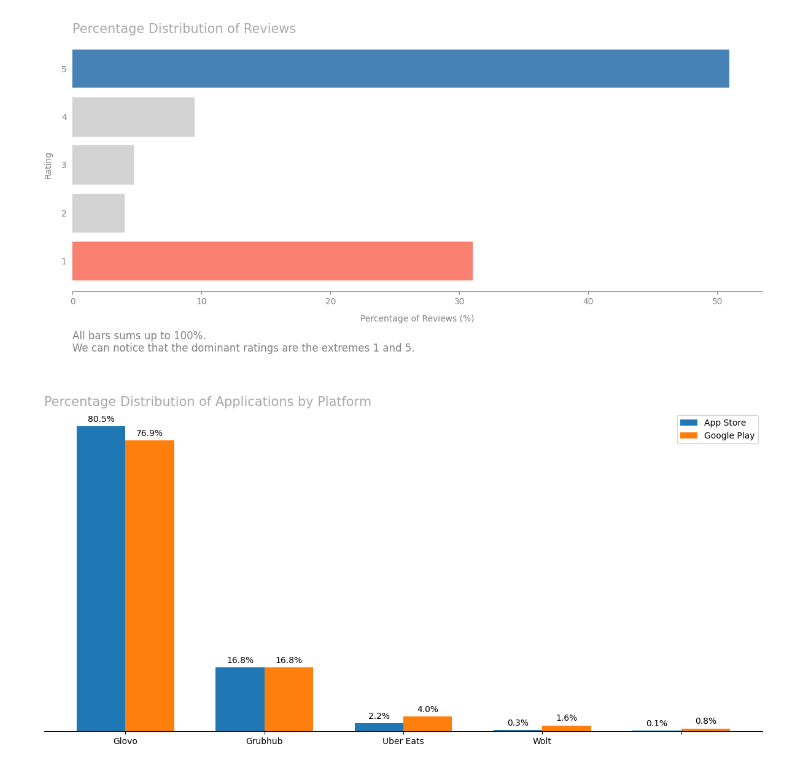
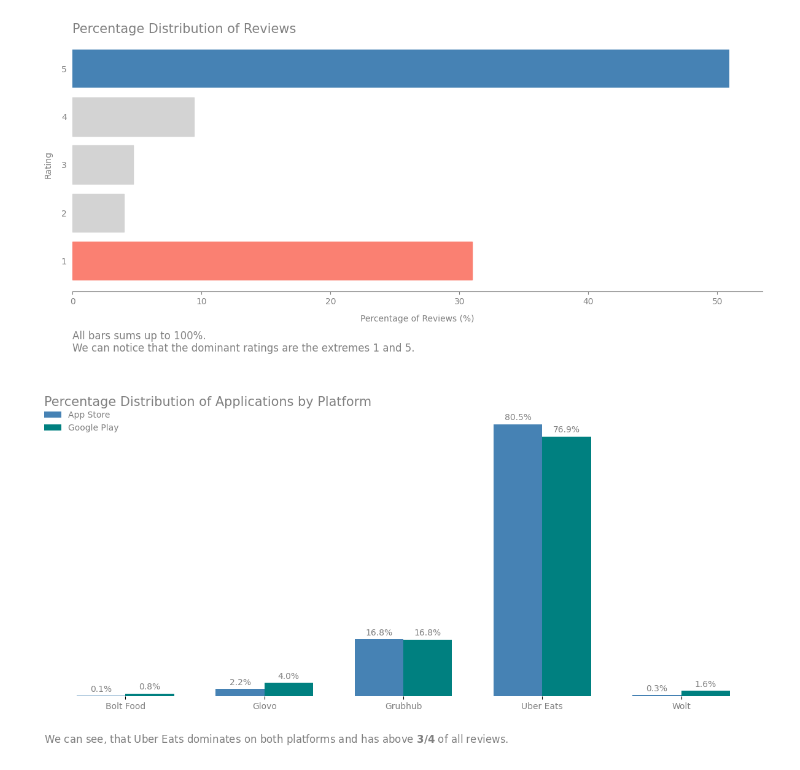
Before and after one commit to OgrodowskiJedrzej/Food-Apps-Review-Revisit, a Jupyter notebook: main.ipynb, the cells around one changed output. Saved outputs shown, nothing was run; the diff lists cells and outputs as text; code cells hidden in the pictures.

Commit message:
Added Percentage Distribution of Applications by Platform

```diff
--- a/main.ipynb
+++ b/main.ipynb
@@ -107,42 +107,52 @@ plt.show()
 # %% [output]
 [figure]
 # %%
-
 platforms = df['platform'].unique()
 apps = df['app'].unique()
 width = 0.35
 x = np.arange(len(apps))
+colors = ['steelblue', 'teal']
 
 fig, ax = plt.subplots(figsize=(12, 6))
 
 for i, platform in enumerate(platforms):
     platform_df = df[df['platform'] == platform]
-    app_counts = platform_df['app'].value_counts()
-    app_percentage = (app_counts / app_counts.sum()) * 100
-    ax.bar(x + i * width - width / 2, app_percentage, width, label=platform)
+    appCount = platform_df['app'].value_counts()
+    appPercentage = (appCount / appCount.sum()) * 100
+    appPercentage = appPercentage.reindex(apps, fill_value=0)
+    ax.bar(x + i * width - width / 2, appPercentage, width, label=platform, color=colors[i])
+
+ax.set_title('Percentage Distribution of Applications by Platform',
+             loc='left', fontsize=15, color='grey')
+ax.set_xticks(x)
+plt.xticks(color='grey')
+ax.spines['bottom'].set_color('none')
+ax.set_yticks([])
 ax.set_xticklabels(apps)
-
-plt.title('Percentage Distribution of Applications by Platform',
-             loc='left', fontsize=15, color='darkgrey')
-plt.xlabel(None)
-plt.ylabel(None)
-plt.yticks([])
-plt.legend()
 
 def add_labels(bars):
     for bar in bars:
         height = bar.get_height()
         ax.annotate(f'{height:.1f}%',
                     xy=(bar.get_x() + bar.get_width() / 2, height),
-                    xytext=(0, 3),  # 3 points vertical offset
+                    xytext=(0, 3),
                     textcoords="offset points",
-                    ha='center', va='bottom')
+                    ha='center', va='bottom',
+                    color='gray')
 
 
 bars = ax.patches
 add_labels(bars)
 
+# Description
+description = ("We can see, that Uber Eats dominates on both platforms and has above "
+               r"$\bf{3/4}$ of all reviews.")
+plt.text(0, -0.15, description, ha='left', va='center',
+         fontsize=12, color='grey', transform=ax.transAxes)
+
+
+plt.legend(loc='upper left', frameon=False, borderpad=0.0, borderaxespad=0, labelcolor='grey')
 plt.tight_layout()
 plt.show()
 # %% [output]
-[figure, old version]
+[figure, new version]
```
Also changed, not shown: parts of 1 cell of this notebook.
